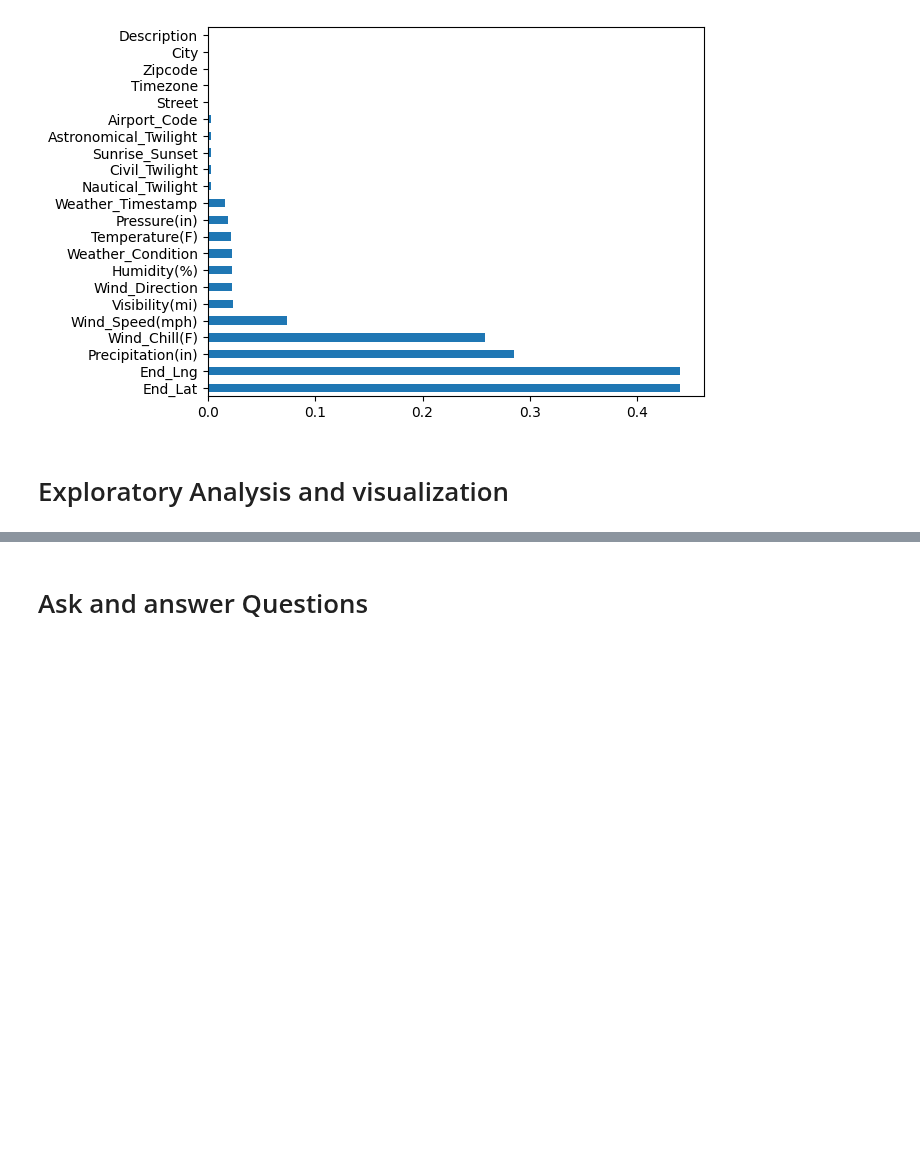
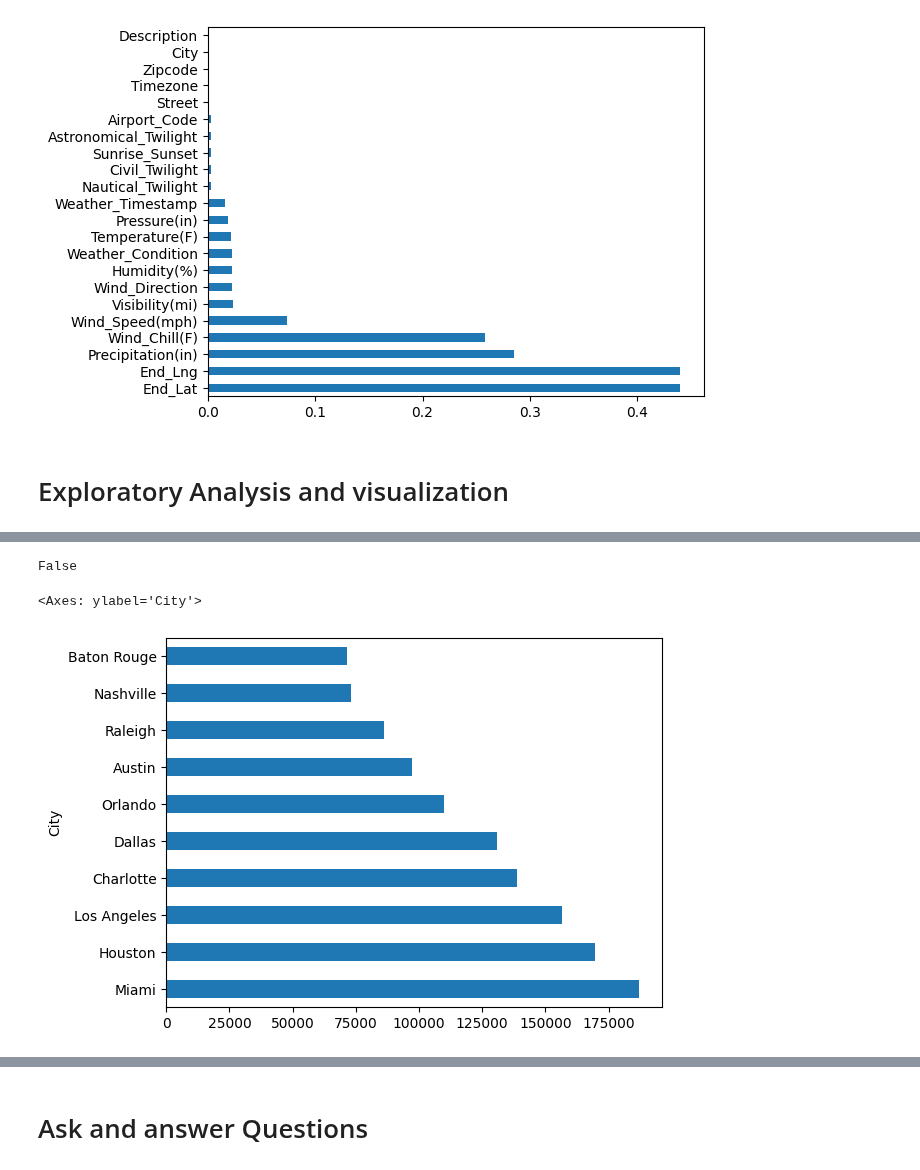
Before and after one commit to SanjilaGangaju/ExploratoryDataAnalysis_usingPython, a Jupyter notebook: us-accidents-eda.ipynb, the cells around one changed output, grey strips where cells are left out. Saved outputs shown, nothing was run; the diff lists cells and outputs as text; code cells hidden in the pictures; blank space fills up the shorter version.

Commit message:
Kaggle Notebook | US_Accidents_EDA | Version 3

```diff
--- a/us-accidents-eda.ipynb
+++ b/us-accidents-eda.ipynb
@@ -145,0 +161,3 @@ data.drop(['End_Lng','End_Lat'],inplace=True,axis=1)
+# %%
+cities_by_accident=data.City.value_counts()
+cities_by_accident
@@ -145,0 +198,9 @@ data.drop(['End_Lng','End_Lat'],inplace=True,axis=1)
+# %%
+'NY' in data.State
+# %% [output]
+False
+# %%
+cities_by_accident[:10].plot(kind='barh')
+# %% [output]
+<Axes: ylabel='City'>
+[figure, added]
```
Also changed, not shown: parts of 19 cells of this notebook.
